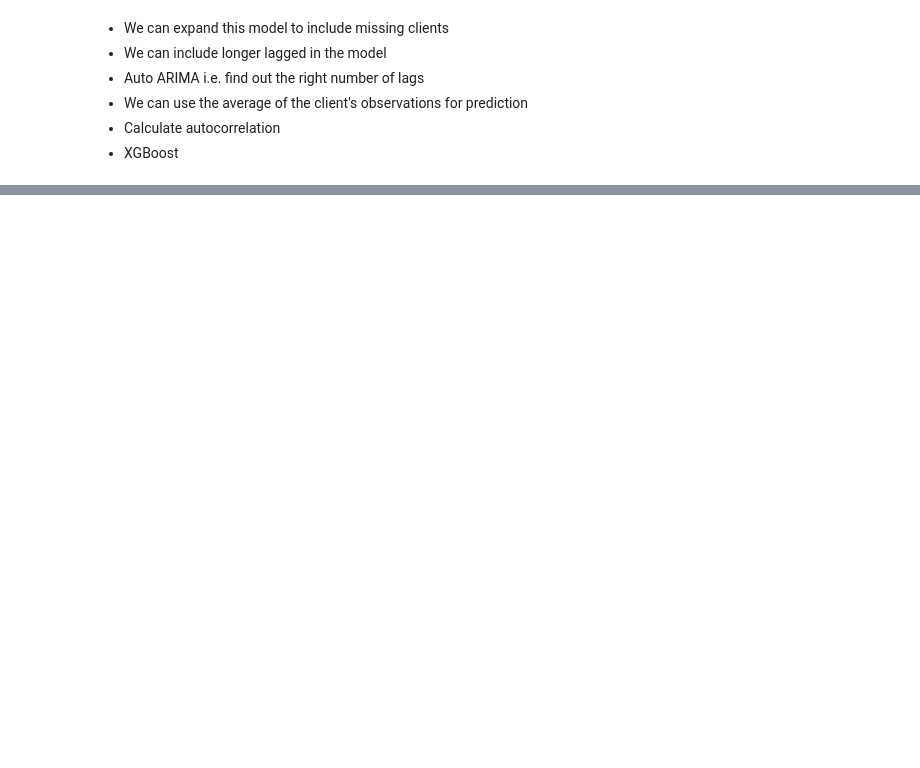
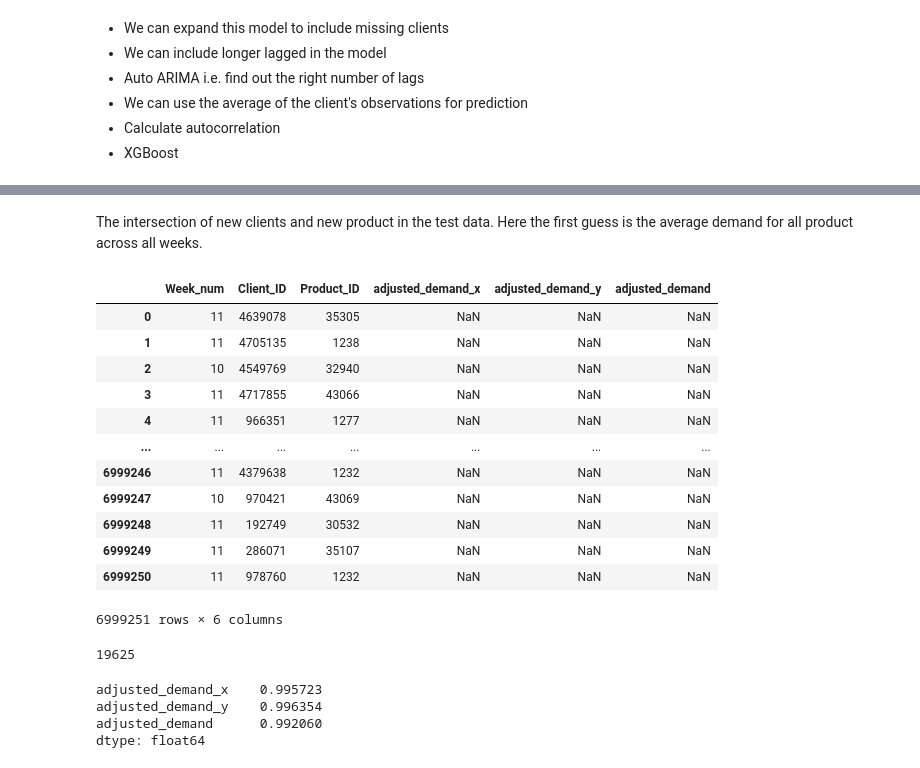
Before and after one commit to ElliotBlackstone/EWinter25_Product_Inventory, a Jupyter notebook: 1_data_clean.ipynb, the cells around one changed output, grey strips where cells are left out. Saved outputs shown, nothing was run; the diff lists cells and outputs as text; code cells hidden in the pictures; blank space fills up the shorter version.

```diff
--- a/1_data_clean.ipynb
+++ b/1_data_clean.ipynb
@@ -218,11 +218,12 @@ data_path = "..\product-inventory"
 filename = os.path.join(data_path, "grupo-bimbo-inventory-demand/train.csv.zip")
 
 train = pd.read_csv(filename,
-                 usecols=['Semana', 'Producto_ID', 'Cliente_ID'])
+                 usecols=['Semana', 'Producto_ID', 'Cliente_ID', 'Demanda_uni_equil'])
 
 # rename columns
 train = train.rename(columns={  'Semana': 'Week_num',
                                 'Cliente_ID': 'Client_ID',
+                                'Demanda_uni_equil': 'adjusted_demand',
                                 'Producto_ID': 'Product_ID'})
 
 # load test.csv
@@ -296,0 +272,14 @@ train.loc[(train['Client_ID'].isin(commonID)) & (train['Product_ID'].isin(common
+# %%
+# identify the list of existing products with new clients in the test data
+existingPID = test.loc[(test['Client_ID'].isin(newID)) &
+                       (test['Product_ID'].isin(commonPID)),
+                       'Product_ID'].unique().tolist()
+
+# use product's average demand in week 3-9 as a prediction for the new client.
+#pred_1 contains existing product with new client, and a prediction for the client's demand.
+pred_1 = train.loc[train['Product_ID'].isin(existingPID)].groupby('Product_ID', as_index=False).agg({'adjusted_demand': 'mean'})
+test = test.merge(right=pred_1, how='left', on='Product_ID')
+test.loc[test['Client_ID'].isin(commonID), 'adjusted_demand'] = np.nan
+
+del pred_1
+test
@@ -296,0 +302,17 @@ train.loc[(train['Client_ID'].isin(commonID)) & (train['Product_ID'].isin(common
+# %%
+# identify the list of existing clients with new products in the test data
+existingID = test.loc[(test['Client_ID'].isin(commonID)) &
+                      (test['Product_ID'].isin(newPID)),
+                      'Client_ID'].unique().tolist()
+
+# use client's average demand in week 3-9 as a prediction for new product.
+#pred_1 contains existing clients with new products, and a prediction for the product.
+pred_1 = train.loc[train['Client_ID'].isin(existingID)].groupby('Client_ID', as_index=False).agg({'adjusted_demand': 'mean'})
+test = test.merge(right=pred_1, how='left', on='Client_ID')
+test.loc[test['Product_ID'].isin(commonPID), 'adjusted_demand_y'] = np.nan
+
+
+del pred_1
+test
+# WATCH OUT: This replaces missing values for existing clients and existing products with the client's average demand.
+# THEY SHOULD BE REPLACED WITH THE ACTUAL PREDICTION
@@ -296,0 +333,32 @@ train.loc[(train['Client_ID'].isin(commonID)) & (train['Product_ID'].isin(common
+# %% [markdown]
+The intersection of new clients and new product in the test data. Here the first guess is the average demand for all product across all weeks.
+# %%
+pred_1 = train['adjusted_demand'].mean()
+test.loc[(test['Product_ID'].isin(newPID)) & (test['Client_ID'].isin(newID)), 'adjusted_demand'] = pred_1
+test
+# %% [output]
+|  | Week_num | Client_ID | Product_ID | adjusted_demand_x | adjusted_demand_y | adjusted_demand |
+| 0 | 11 | 4639078 | 35305 | NaN | NaN | NaN |
+| 1 | 11 | 4705135 | 1238 | NaN | NaN | NaN |
+| 2 | 10 | 4549769 | 32940 | NaN | NaN | NaN |
+| 3 | 11 | 4717855 | 43066 | NaN | NaN | NaN |
+| 4 | 11 | 966351 | 1277 | NaN | NaN | NaN |
+| ... | ... | ... | ... | ... | ... | ... |
+| 6999246 | 11 | 4379638 | 1232 | NaN | NaN | NaN |
+| 6999247 | 10 | 970421 | 43069 | NaN | NaN | NaN |
+| 6999248 | 11 | 192749 | 30532 | NaN | NaN | NaN |
+| 6999249 | 11 | 286071 | 35107 | NaN | NaN | NaN |
+| 6999250 | 11 | 978760 | 1232 | NaN | NaN | NaN |
+6999251 rows × 6 columns
+# %%
+# test.loc[test['adjusted_demand'].isna(), 'adjusted_demand'] = test['adjusted_demand_y']
+# test.loc[test['adjusted_demand'].isna(), 'adjusted_demand'] = test['adjusted_demand_x']
+print(len(test['adjusted_demand'].unique()))
+
+test[['adjusted_demand_x', 'adjusted_demand_y', 'adjusted_demand']].isna().mean()
+# %% [output]
+19625
+adjusted_demand_x    0.995723
+adjusted_demand_y    0.996354
+adjusted_demand      0.992060
+dtype: float64
```
Also changed, not shown: parts of 17 cells of this notebook.
